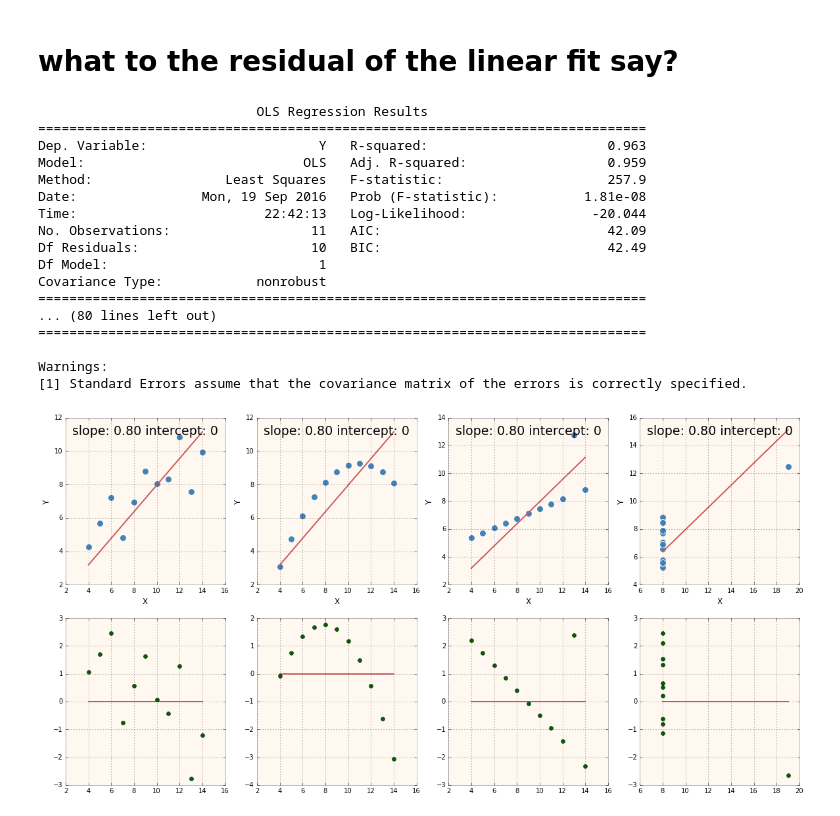
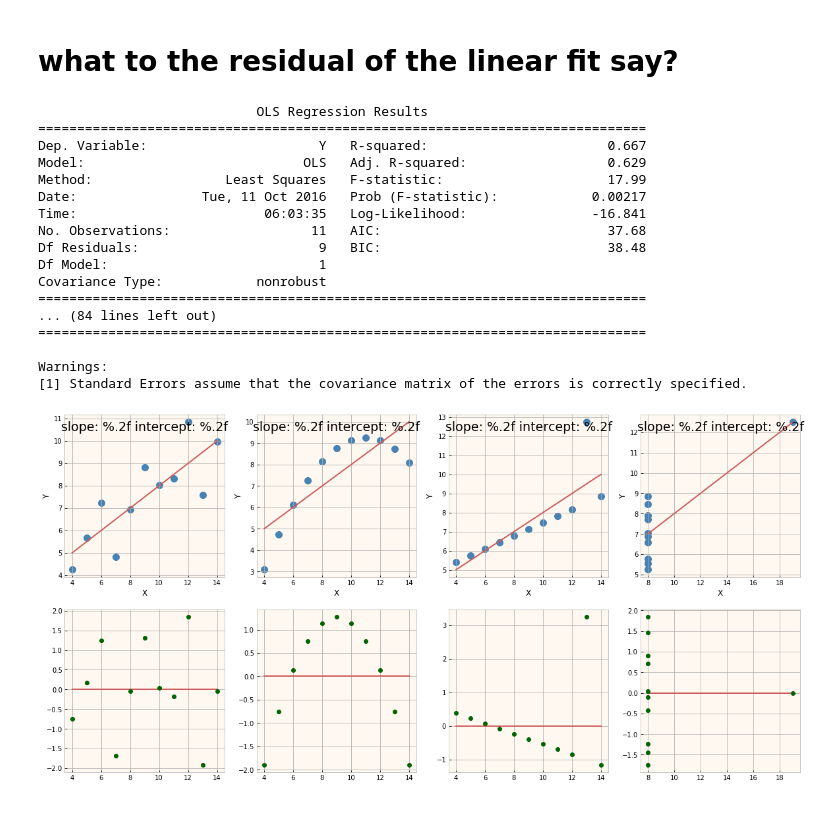
Before and after one commit to fedhere/UInotebooks, a Jupyter notebook: Anscombe's Quartet.ipynb, the cells around one changed output. Saved outputs shown, nothing was run; the diff lists cells and outputs as text; code cells hidden in the pictures.

```diff
--- a/Anscombe's Quartet.ipynb
+++ b/Anscombe's Quartet.ipynb
@@ -184,8 +219,10 @@ ax[1] = fig.add_subplot(222)
 ax[2] = fig.add_subplot(223)
 ax[3] = fig.add_subplot(224)
 # setting y axis limits to the max and mean of each distribution
-ylims = (min(np.concatenate([ansc.I.Y, ansc.II.Y, ansc.III.Y, ansc.IV.Y])) + 0.3,
-         max(np.concatenate([ansc.I.Y, ansc.II.Y, ansc.III.Y, ansc.IV.Y])) + 0.3)
+ylims = (min(np.concatenate([ansc.I.Y, ansc.II.Y, ansc.III.Y, ansc.IV.Y]))
+         + 0.3,
+         max(np.concatenate([ansc.I.Y, ansc.II.Y, ansc.III.Y, ansc.IV.Y]))
+         + 0.3)
 for i,a in enumerate([ansc.I, ansc.II, ansc.III, ansc.IV]):
     a.boxplot(column = 'Y', ax = ax[i])
     ax[i].set_ylim(ylims)
@@ -211,7 +248,8 @@ ax[3] = fig.add_subplot(224)
 for i, a in enumerate([ansc.I, ansc.II, ansc.III, ansc.IV]):
     #
     a.hist(column = 'Y', color = 'SteelBlue', bins = 5, ax = ax[i])
-    ax[i].plot([a.Y.mean(), a.Y.mean()], ax[i].get_ylim(), '-', color = 'IndianRed', lw = 2)
+    ax[i].plot([a.Y.mean(), a.Y.mean()], ax[i].get_ylim(), '-',
+               color = 'IndianRed', lw = 2)
     ax[i].set_title("Anscombi's %d"%(i+1))
 pl.show()
 # %% [output]
@@ -231,9 +269,16 @@ for i,a in enumerate([ansc.I,ansc.II,ansc.III,ansc.IV]):
     #
     a.plot(kind='scatter',s=100, x='X',y='Y', color='SteelBlue', ax=ax[i])
     xlims=ax[i].get_xlim()
-    X_prime = np.linspace(a.X.min(), a.X.max(), 100)[:, np.newaxis]
-    y_hat = regmodels[i].predict(X_prime)
-    ax[i].plot(X_prime[:, 0], y_hat, '-', color='IndianRed')
-    ax[i].text(0.5, 0.9, r"$\mu$: %.2f $\sigma$: %.2f"%(a.Y.mean(),a.Y.std()), horizontalalignment="center", transform=ax[i].transAxes, fontsize=19)
+    X_prime = sm.add_constant(np.linspace(a.X.min(), a.X.max(), 100))
+    y_hat = lregmodels[i].predict(X_prime)
+    print (*lregmodels[i].params)
+    ax[i].plot(X_prime[:,1], y_hat, '-', color='IndianRed')
+    ax[i].text(0.5, 0.9, r"$\mu$: %.2f $\sigma$: %.2f"%(a.Y.mean(),
+                                                        a.Y.std()),
+               horizontalalignment="center", transform=ax[i].transAxes,
+               fontsize=19)
+    ax[i].text(0.5, 0.1, r"$y$={:.2f}$x$+{:.2f}".format(*lregmodels[i].params),
+               horizontalalignment="center", transform=ax[i].transAxes,
+               fontsize=19)
 pl.savefig(os.getenv('PUI15PLOTS')+"/anscombe.png")
 # %% [output]
@@ -282,46 +359,50 @@ Distribution Kurtosis: -0.53, 0.85, 4.38, 3.15
 # %%
 fig = pl.figure(figsize = (20, 10))
 ax=[0] * 8
 
 ax[0] = fig.add_subplot(241)
 ax[1] = fig.add_subplot(242)
 ax[2] = fig.add_subplot(243)
 ax[3] = fig.add_subplot(244)
 ax[4] = fig.add_subplot(245)
 ax[5] = fig.add_subplot(246)
 ax[6] = fig.add_subplot(247)
 ax[7] = fig.add_subplot(248)
 
 for i, a in enumerate([ansc.I, ansc.II, ansc.III, ansc.IV]):
-    print (regmodels[i].summary())
+    print (lregmodels[i].summary())
     a.plot(kind = 'scatter', s = 100, x = 'X', y = 'Y',
            color = 'SteelBlue', ax = ax[i])
     xlims = ax[i].get_xlim()
 
-    X_prime = np.linspace(a.X.min(), a.X.max(), 100)[:, np.newaxis]
-    y_hat = regmodels[i].predict(X_prime)
-    ax[i].plot(X_prime[:, 0], y_hat, '-', color = 'IndianRed')
-    ax[i].text(0.5, 0.9, r"slope: %.2f intercept: 0"%(regmodels[i].params),
-        horizontalalignment="center", transform = ax[i].transAxes, fontsize = 19)
-    ax[i + 4].plot([a.X.min(), a.X.max()], [0, 0], '-', color = 'IndianRed')
-    ax[i + 4].plot(a.X, a.Y - regmodels[i].predict(a.X), 'o', color='DarkGreen')
+    X_prime = sm.add_constant(np.linspace(a.X.min(), a.X.max(), 100))
+    y_hat = lregmodels[i].predict(X_prime)
+    ax[i].plot(X_prime[:, 1], y_hat, '-', color = 'IndianRed')
+    ax[i].text(0.5, 0.9, r"slope: %.2f intercept: %.2f"\
+               .format(*lregmodels[i].params.values),
+        horizontalalignment="center", transform = ax[i].transAxes,
+               fontsize = 19)
+    ax[i + 4].plot([a.X.min(), a.X.max()], [0, 0], '-',
+                   color = 'IndianRed')
+    ax[i + 4].plot(a.X, a.Y - lregmodels[i].predict(sm.add_constant(a.X)),
+                                                   'o', color='DarkGreen')
     ax[i + 4].set_xlim(xlims)
 # %% [output]
                             OLS Regression Results
 ==============================================================================
-Dep. Variable:                      Y   R-squared:                       0.963
-Model:                            OLS   Adj. R-squared:                  0.959
-Method:                 Least Squares   F-statistic:                     257.9
-Date:                Mon, 19 Sep 2016   Prob (F-statistic):           1.81e-08
-Time:                        22:42:13   Log-Likelihood:                -20.044
-No. Observations:                  11   AIC:                             42.09
-Df Residuals:                      10   BIC:                             42.49
+Dep. Variable:                      Y   R-squared:                       0.667
+Model:                            OLS   Adj. R-squared:                  0.629
+Method:                 Least Squares   F-statistic:                     17.99
+Date:                Tue, 11 Oct 2016   Prob (F-statistic):            0.00217
+Time:                        06:03:35   Log-Likelihood:                -16.841
+No. Observations:                  11   AIC:                             37.68
+Df Residuals:                       9   BIC:                             38.48
 Df Model:                           1
 Covariance Type:            nonrobust
 ==============================================================================
-... (80 lines left out)
+... (84 lines left out)
 ==============================================================================
 
 Warnings:
 [1] Standard Errors assume that the covariance matrix of the errors is correctly specified.
-[figure, old version]
+[figure, new version]
```
Also changed, not shown: parts of 9 cells of this notebook.
